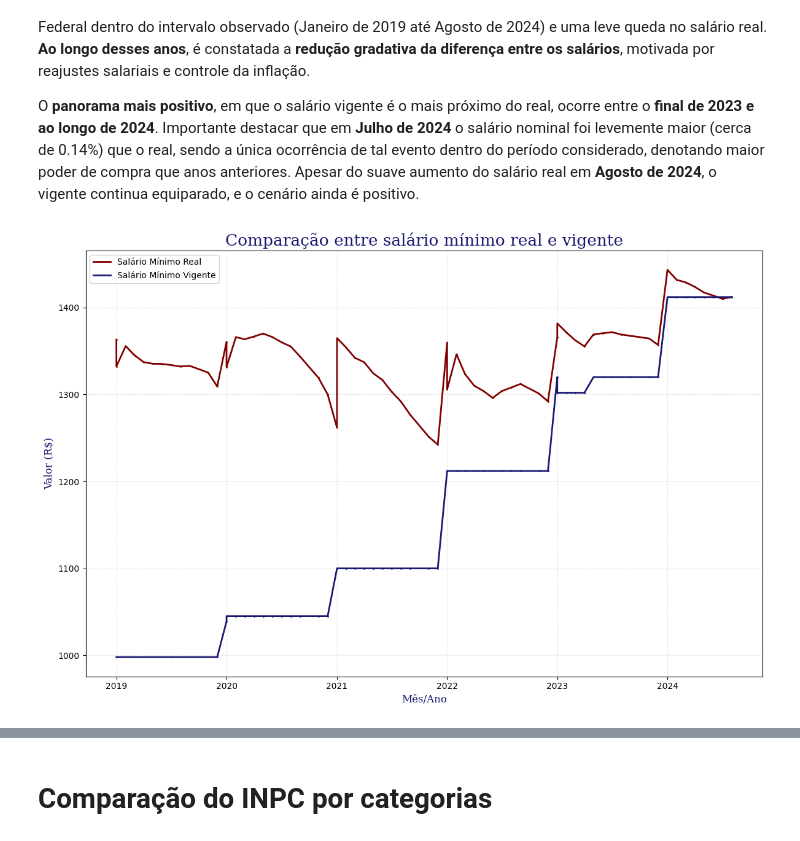
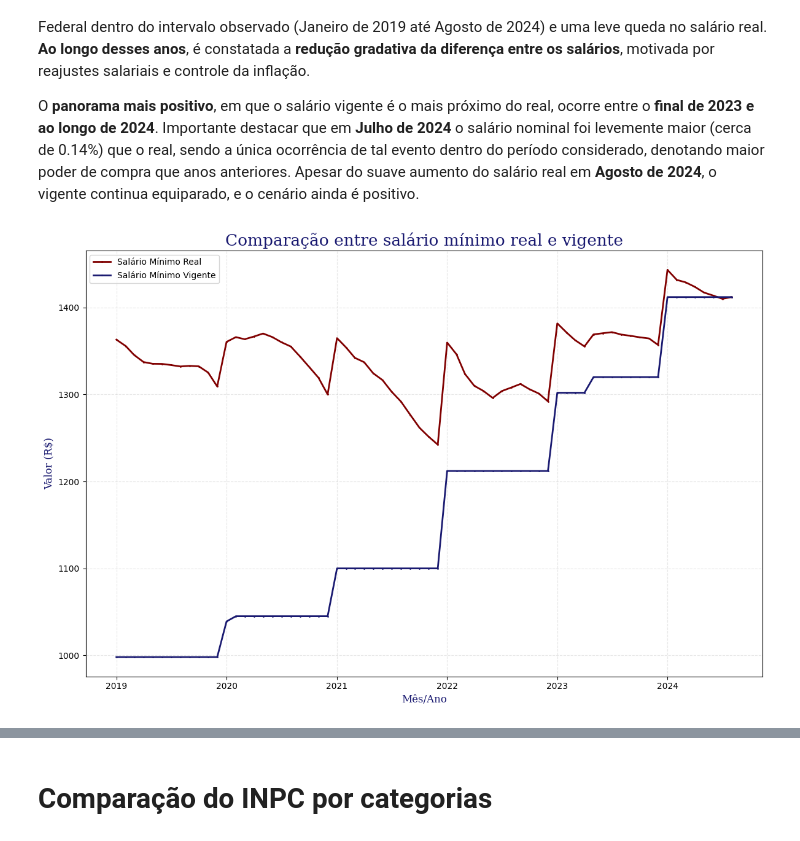
Before and after one commit to reprograma/on34-python-s17-projeto-final-I, a Jupyter notebook: material/Impacto da Inflação no Poder de Compra.ipynb, the cells around one changed output, grey strips where cells are left out. Drawn from its saved outputs; the diff is of its cells as text; code cells hidden in the pictures.

```diff
--- a/material/Impacto da Inflação no Poder de Compra.ipynb
+++ b/material/Impacto da Inflação no Poder de Compra.ipynb
@@ -252,9 +250,8 @@ memory usage: 7.0+ KB
 for coluna in df_poder_compra.columns[1:]:
     df_poder_compra[coluna] = df_poder_compra[coluna].astype(str).str.replace(',', '.').astype(float)
 # %%
-# Transformando a coluna de data de object para datetime
 def converter_data(value):
-    ano, mes = map(int, str(value).split('.'))
+    ano, mes = map(int, str(value).split('-'))
     return pd.Timestamp(year=ano, month=mes, day=1)
 
 df_poder_compra['Data'] = df_poder_compra['Data'].apply(converter_data)
@@ -586,26 +566,24 @@ O cenário começa a mudar no final de 2019, quando houve o primeiro reajuste de
 
 O **panorama mais positivo**, em que o salário vigente é o mais próximo do real, ocorre entre o **final de 2023 e ao longo de 2024**. Importante destacar que em **Julho de 2024** o salário nominal foi levemente maior (cerca de 0.14%) que o real, sendo a única ocorrência de tal evento dentro do período considerado, denotando maior poder de compra que anos anteriores. Apesar do suave aumento do salário real em **Agosto de 2024**, o vigente continua equiparado, e o cenário ainda é positivo.
 # %%
-df_poder_compra = df_poder_compra.sort_values(by='Data').reset_index(drop=True)
-
 plt.figure(figsize=(12, 8))
 
 # Salário mínimo real
 plt.plot(df_poder_compra['Data'], df_poder_compra['Salário mínimo real'], linestyle='-', color = 'maroon', marker = 'o', ms = 1, label='Salário Mínimo Real', linewidth=2)
 
 # salário mínimo vigente
 plt.plot(df_poder_compra['Data'], df_poder_compra['Salário mínimo vigente'], linestyle='-', color='midnightblue', marker = 'o', ms = 1, label='Salário Mínimo Vigente', linewidth=2)
 
 font1 = {'family':'serif','color':'midnightblue','size':19}
 font2 = {'family':'serif','color':'midnightblue','size':12}
 
 plt.title('Comparação entre salário mínimo real e vigente', fontdict=font1)
 plt.xlabel('Mês/Ano', fontdict=font2)
 plt.ylabel('Valor (R$)', fontdict=font2)
 plt.legend(loc='best')
 plt.grid(True, linestyle='--', alpha=0.3)
 plt.tight_layout()
 
 plt.show()
 # %% [output]
-[figure, old version]
+[figure, new version]
```
Also changed, not shown: parts of 44 cells of this notebook, 5 other files.
